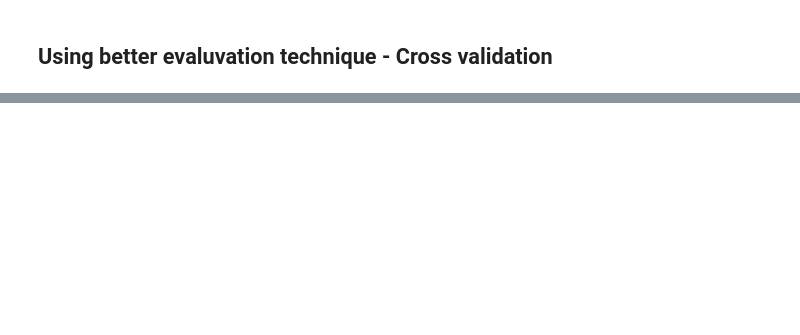
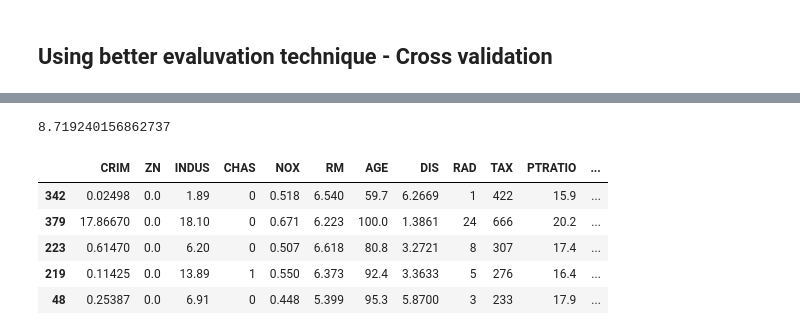
Before and after one commit to shihar73/ML_house_value_prediction, a Jupyter notebook: Real_Estate.ipynb, the cells around one changed output, grey strips where cells are left out. Saved outputs shown, nothing was run; the diff lists cells and outputs as text; code cells hidden in the pictures; blank space fills up the shorter version.

Commit message:
model test complete

```diff
--- a/Real_Estate.ipynb
+++ b/Real_Estate.ipynb
@@ -361,0 +371,8 @@ Standard deviation: 0.7335216073218451
+# %%
+test_data = start_test_set.drop("MEDV", axis=1)
+test_valu = start_test_set["MEDV"].copy()
+data_prediction = my_pipeline.transform(test_data)
+finel_prediction = model.predict(data_prediction)
+finel_mse = mean_squared_error(test_valu, finel_prediction)
+finel_rmse = np.sqrt(finel_mse)
+# print(finel_prediction, list(test_valu))
@@ -361,0 +391,13 @@ Standard deviation: 0.7335216073218451
+# %%
+print(finel_mse)
+# %% [output]
+8.719240156862737
+# %%
+test_data.head()
+# %% [output]
+|  | CRIM | ZN | INDUS | CHAS | NOX | RM | AGE | DIS | RAD | TAX | PTRATIO | ... |
+| 342 | 0.02498 | 0.0 | 1.89 | 0 | 0.518 | 6.540 | 59.7 | 6.2669 | 1 | 422 | 15.9 | ... |
+| 379 | 17.86670 | 0.0 | 18.10 | 0 | 0.671 | 6.223 | 100.0 | 1.3861 | 24 | 666 | 20.2 | ... |
+| 223 | 0.61470 | 0.0 | 6.20 | 0 | 0.507 | 6.618 | 80.8 | 3.2721 | 8 | 307 | 17.4 | ... |
+| 219 | 0.11425 | 0.0 | 13.89 | 1 | 0.550 | 6.373 | 92.4 | 3.3633 | 5 | 276 | 16.4 | ... |
+| 48 | 0.25387 | 0.0 | 6.91 | 0 | 0.448 | 5.399 | 95.3 | 5.8700 | 3 | 233 | 17.9 | ... |
```
Also changed, not shown: parts of 9 cells of this notebook, 2 other files.
